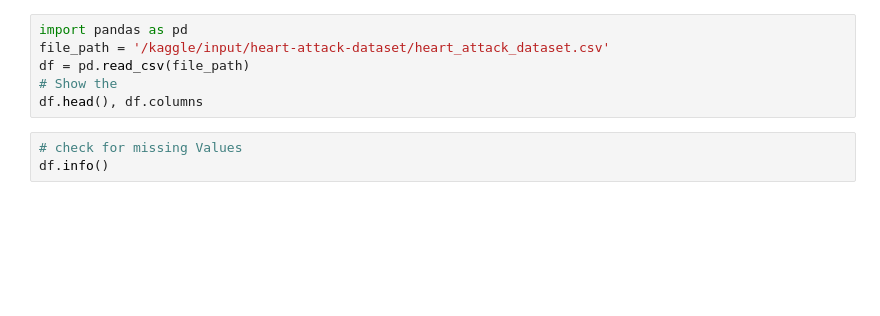
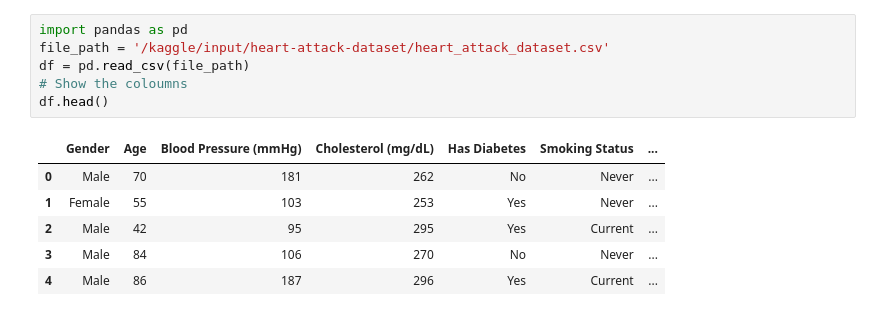
Before and after one commit to Thasan112/Heart_risk, a Jupyter notebook: heart-attack-risk-factors.ipynb, the cells around one changed output. Saved outputs shown, nothing was run; the diff lists cells and outputs as text; blank space fills up the shorter version.

```diff
--- a/heart-attack-risk-factors.ipynb
+++ b/heart-attack-risk-factors.ipynb
@@ -19,9 +27,13 @@ for dirname, _, filenames in os.walk('/kaggle/input'):
 # %%
 import pandas as pd
 file_path = '/kaggle/input/heart-attack-dataset/heart_attack_dataset.csv'
 df = pd.read_csv(file_path)
-# Show the
-df.head(), df.columns
+# Show the coloumns
+df.head()
+# %% [output]
+|  | Gender | Age | Blood Pressure (mmHg) | Cholesterol (mg/dL) | Has Diabetes | Smoking Status | ... |
+| 0 | Male | 70 | 181 | 262 | No | Never | ... |
+| 1 | Female | 55 | 103 | 253 | Yes | Never | ... |
+| 2 | Male | 42 | 95 | 295 | Yes | Current | ... |
+| 3 | Male | 84 | 106 | 270 | No | Never | ... |
+| 4 | Male | 86 | 187 | 296 | Yes | Current | ... |
-# %%
-# check for missing Values
-df.info()
```
Also changed, not shown: parts of 17 cells of this notebook.
